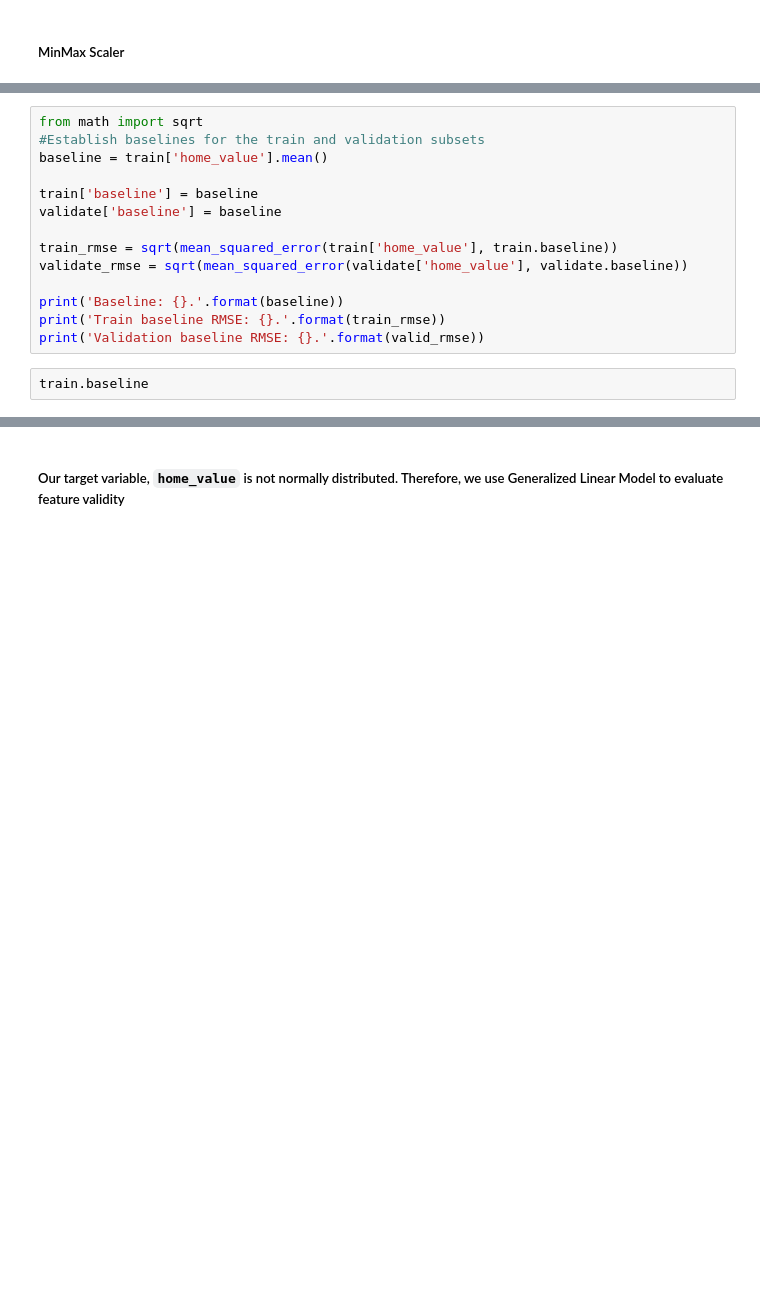
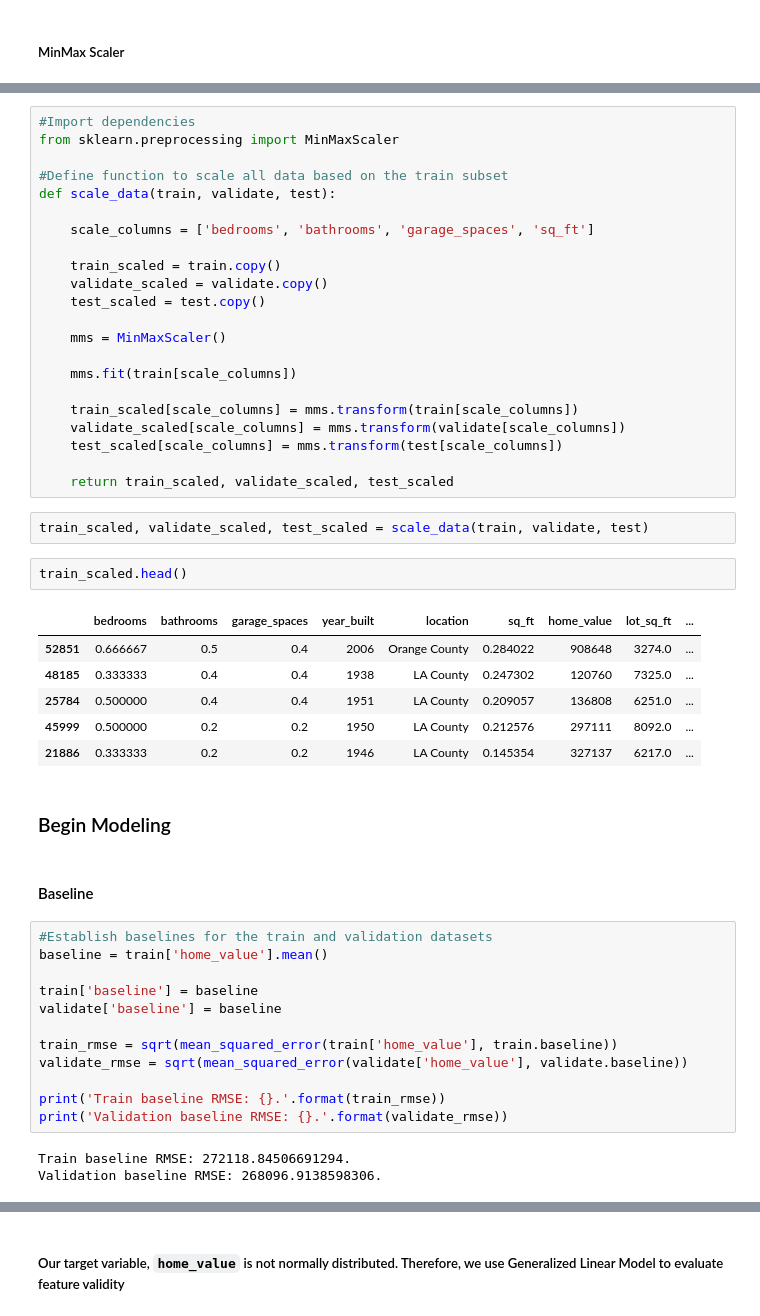
Before and after one commit to SchneemannDavid/regression_project, a Jupyter notebook: working_notebook.ipynb, the cells around one changed output, grey strips where cells are left out. Drawn from its saved outputs; the diff is of its cells as text; blank space fills up the shorter version.

```diff
--- a/working_notebook.ipynb
+++ b/working_notebook.ipynb
@@ -1243,6 +1271,42 @@ y_train.mean()
+# %%
+#Import dependencies
+from sklearn.preprocessing import MinMaxScaler
+
+#Define function to scale all data based on the train subset
+def scale_data(train, validate, test):
+
+    scale_columns = ['bedrooms', 'bathrooms', 'garage_spaces', 'sq_ft']
+
+    train_scaled = train.copy()
+    validate_scaled = validate.copy()
+    test_scaled = test.copy()
+
+    mms = MinMaxScaler()
+
+    mms.fit(train[scale_columns])
+
+    train_scaled[scale_columns] = mms.transform(train[scale_columns])
+    validate_scaled[scale_columns] = mms.transform(validate[scale_columns])
+    test_scaled[scale_columns] = mms.transform(test[scale_columns])
+
+    return train_scaled, validate_scaled, test_scaled
+# %%
+train_scaled, validate_scaled, test_scaled = scale_data(train, validate, test)
+# %%
+train_scaled.head()
+# %% [output]
+|  | bedrooms | bathrooms | garage_spaces | year_built | location | sq_ft | home_value | lot_sq_ft | ... |
+| 52851 | 0.666667 | 0.5 | 0.4 | 2006 | Orange County | 0.284022 | 908648 | 3274.0 | ... |
+| 48185 | 0.333333 | 0.4 | 0.4 | 1938 | LA County | 0.247302 | 120760 | 7325.0 | ... |
+| 25784 | 0.500000 | 0.4 | 0.4 | 1951 | LA County | 0.209057 | 136808 | 6251.0 | ... |
+| 45999 | 0.500000 | 0.2 | 0.2 | 1950 | LA County | 0.212576 | 297111 | 8092.0 | ... |
+| 21886 | 0.333333 | 0.2 | 0.2 | 1946 | LA County | 0.145354 | 327137 | 6217.0 | ... |
+# %% [markdown]
+### Begin Modeling
+# %% [markdown]
+#### Baseline
 # %%
-from math import sqrt
-#Establish baselines for the train and validation subsets
+#Establish baselines for the train and validation datasets
 baseline = train['home_value'].mean()
 
 train['baseline'] = baseline
@@ -1251,11 +1315,11 @@ validate['baseline'] = baseline
 train_rmse = sqrt(mean_squared_error(train['home_value'], train.baseline))
 validate_rmse = sqrt(mean_squared_error(validate['home_value'], validate.baseline))
 
-print('Baseline: {}.'.format(baseline))
 print('Train baseline RMSE: {}.'.format(train_rmse))
-print('Validation baseline RMSE: {}.'.format(valid_rmse))
+print('Validation baseline RMSE: {}.'.format(validate_rmse))
+# %% [output]
+Train baseline RMSE: 272118.84506691294.
+Validation baseline RMSE: 268096.9138598306.
-# %%
-train.baseline
 # %%
 #Plot my train baseline against the actual home_value distribution
 plt.hist(train['home_value'], color='blue', alpha=0.5, label='Actual Home Value')
```
Also changed, not shown: parts of 19 cells of this notebook, 3 other files.
